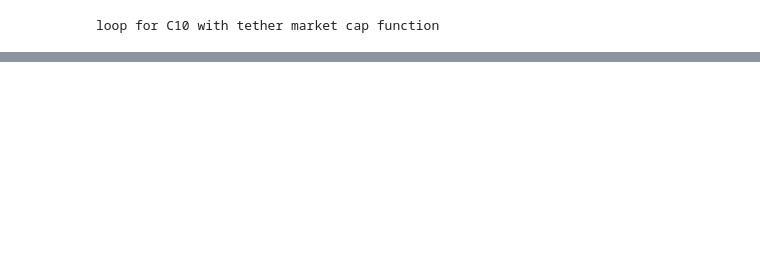
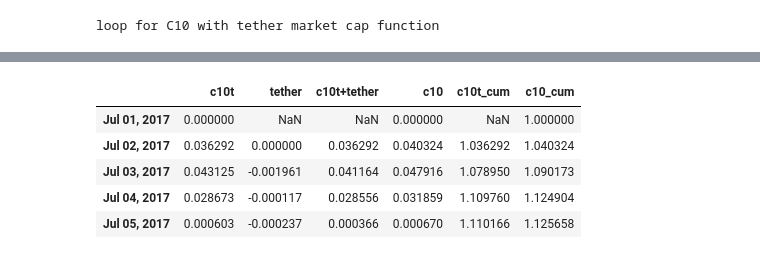
Before and after one commit to crypto20-dev/Invictus, a Jupyter notebook: C10 vs tether/final_tether_C10.ipynb, the cells around one changed output, grey strips where cells are left out. Drawn from its saved outputs; the diff is of its cells as text; code cells hidden in the pictures; blank space fills up the shorter version.

```diff
--- a/C10 vs tether/final_tether_C10.ipynb
+++ b/C10 vs tether/final_tether_C10.ipynb
@@ -165,7 +165,7 @@ selectedclose = selectedclose.loc[:, 'Jul 01, 2017':'Jul 01, 2018':7]
 # selectedclose = selectedclose.resample('W',axis=1).median()
 
 # Daily close prices
-dailyclose = close_data.loc[:,'Jan 01, 2017':'Jan 01, 2018']
+dailyclose = close_data.loc[:,'Jul 01, 2017':'Jul 01, 2018']
 dailyclose1 = dailyclose.copy().T
 dailychanget = dailyclose1.pct_change(1).T
 dailychange = dailyclose1.pct_change(1).T
@@ -174,5 +174,5 @@ dailychange = dailyclose1.pct_change(1).T
 selectedclose1 = selectedclose.copy().T
 selectedreturns = selectedclose1.pct_change(1).T
 selectedreturns.head()
-print('selected market, selectedclose and selectedreturns')
+print('selected market, selectedclose, dailychange and selectedreturns')
 # %% [output]
@@ -394,0 +419,11 @@ C10t_daily_returns
+# %%
+c10t_returns_df['c10t_cum'] = (1 + c10t_returns_df['c10t+tether']).cumprod()
+c10t_returns_df['c10_cum'] = (1 + c10t_returns_df['c10']).cumprod()
+c10t_returns_df.head(5)
+# %% [output]
+|  | c10t | tether | c10t+tether | c10 | c10t_cum | c10_cum |
+| Jul 01, 2017 | 0.000000 | NaN | NaN | 0.000000 | NaN | 1.000000 |
+| Jul 02, 2017 | 0.036292 | 0.000000 | 0.036292 | 0.040324 | 1.036292 | 1.040324 |
+| Jul 03, 2017 | 0.043125 | -0.001961 | 0.041164 | 0.047916 | 1.078950 | 1.090173 |
+| Jul 04, 2017 | 0.028673 | -0.000117 | 0.028556 | 0.031859 | 1.109760 | 1.124904 |
+| Jul 05, 2017 | 0.000603 | -0.000237 | 0.000366 | 0.000670 | 1.110166 | 1.125658 |
```
Also changed, not shown: parts of 18 cells of this notebook.
